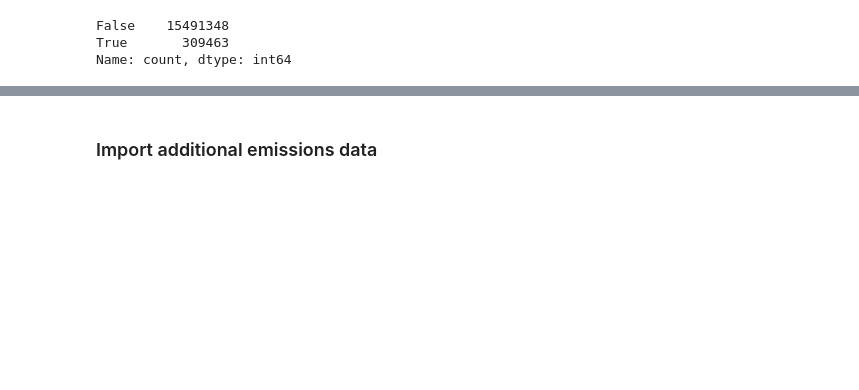
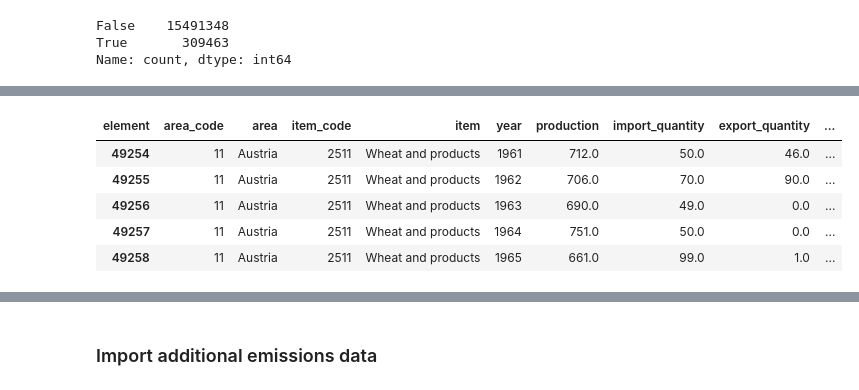
Before and after one commit to kostinam/neuefische-capstone, a Jupyter notebook: mk-data-import.ipynb, the cells around one changed output, grey strips where cells are left out. Drawn from its saved outputs; the diff is of its cells as text; code cells hidden in the pictures; blank space fills up the shorter version.

```diff
--- a/mk-data-import.ipynb
+++ b/mk-data-import.ipynb
@@ -395,0 +484,3 @@ engine = sf.get_engine()
+# %%
+#Rearrange the column order
+food_balances_rest= food_balances_rest[['area_code', 'area', 'item_code', 'item', 'year','Production','Import Quantity', 'Export Quantity', 'Stock Variation','Domestic supply quantity', 'Feed', 'Food', 'Seed', 'Losses', 'Processing', 'Residuals','Tourist consumption','Other uses (non-food)', 'unit', 'flag']]
@@ -395,0 +490,2 @@ engine = sf.get_engine()
+# %%
+food_balances_rest = food_balances_rest.sort_values(by=['area', 'item', 'year'])
@@ -395,0 +512,11 @@ engine = sf.get_engine()
+# %%
+f_a = food_balances_rest[(food_balances_rest['item'] == 'Wheat and products') & (food_balances_rest['area'] == 'Austria')]
+# %%
+f_a.head()
+# %% [output]
+| element | area_code | area | item_code | item | year | production | import_quantity | export_quantity | ... |
+| 49254 | 11 | Austria | 2511 | Wheat and products | 1961 | 712.0 | 50.0 | 46.0 | ... |
+| 49255 | 11 | Austria | 2511 | Wheat and products | 1962 | 706.0 | 70.0 | 90.0 | ... |
+| 49256 | 11 | Austria | 2511 | Wheat and products | 1963 | 690.0 | 49.0 | 0.0 | ... |
+| 49257 | 11 | Austria | 2511 | Wheat and products | 1964 | 751.0 | 50.0 | 0.0 | ... |
+| 49258 | 11 | Austria | 2511 | Wheat and products | 1965 | 661.0 | 99.0 | 1.0 | ... |
```
Also changed, not shown: parts of 36 cells of this notebook.
